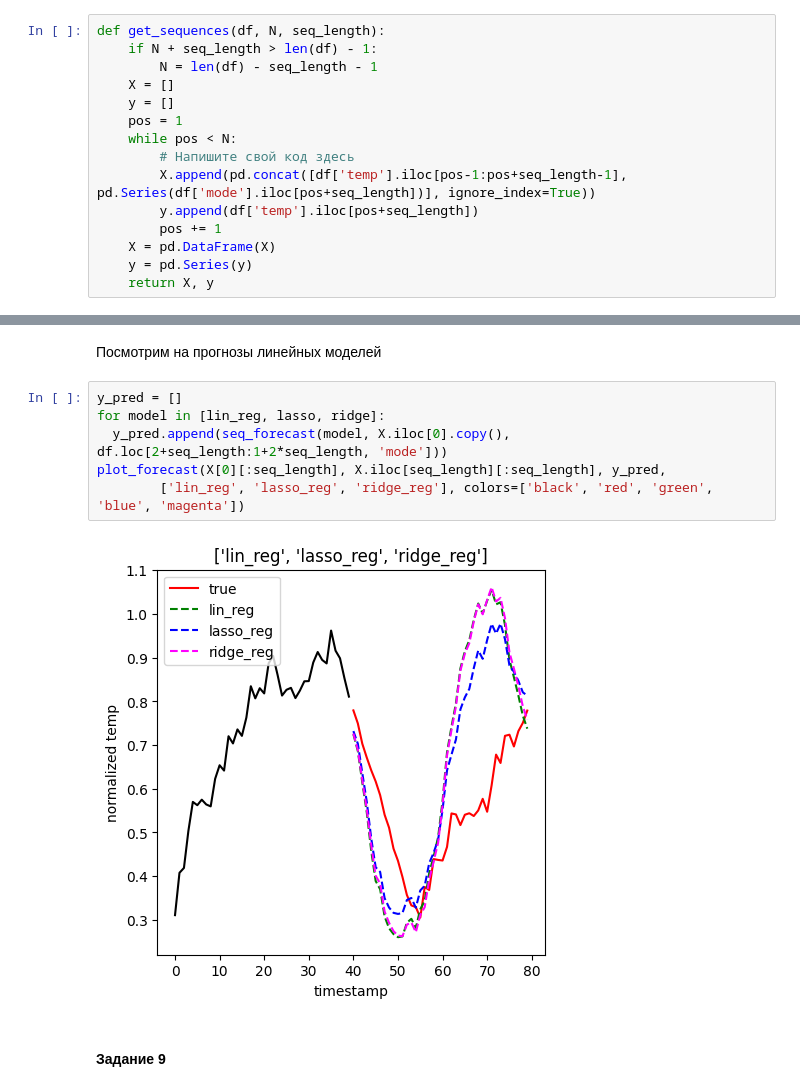
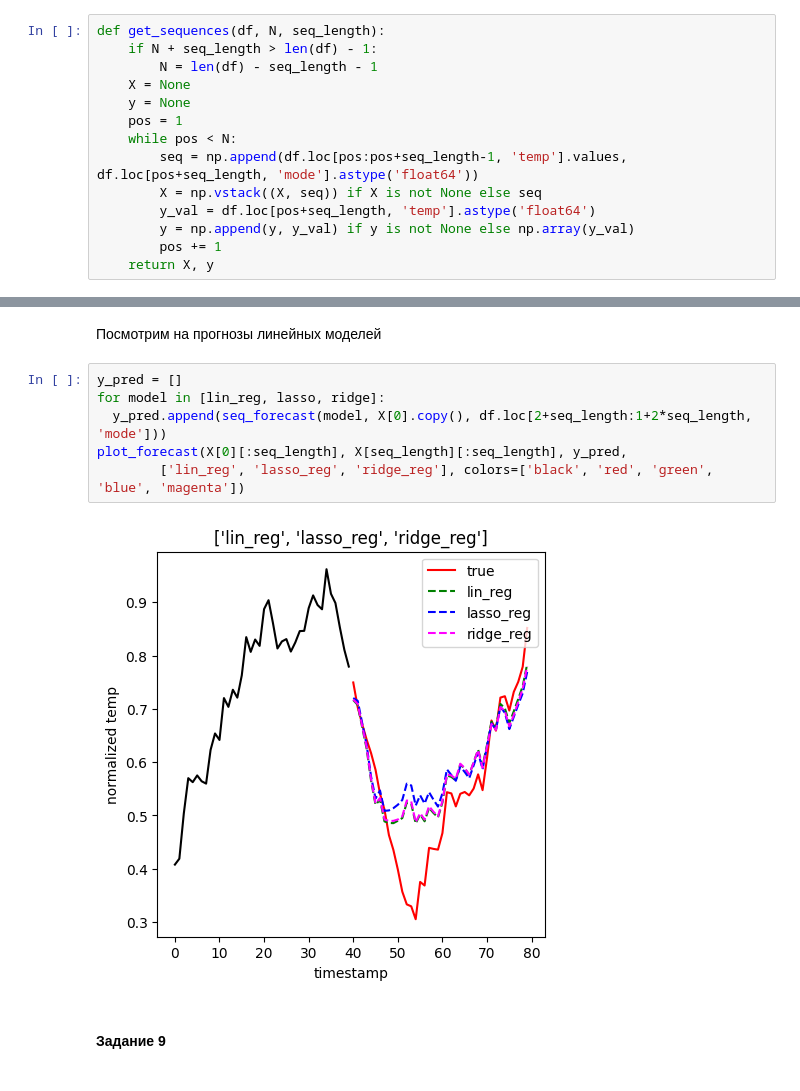
Before and after one commit to BROsandr/IUS, a Jupyter notebook: lab6/Lab6_task.ipynb, the cells around one changed output, grey strips where cells are left out. Saved outputs shown, nothing was run; the diff lists cells and outputs as text.

```diff
--- a/lab6/Lab6_task.ipynb
+++ b/lab6/Lab6_task.ipynb
@@ -168,16 +168,15 @@ $$
 def get_sequences(df, N, seq_length):
     if N + seq_length > len(df) - 1:
         N = len(df) - seq_length - 1
-    X = []
-    y = []
+    X = None
+    y = None
     pos = 1
     while pos < N:
-        # Напишите свой код здесь
-        X.append(pd.concat([df['temp'].iloc[pos-1:pos+seq_length-1], pd.Series(df['mode'].iloc[pos+seq_length])], ignore_index=True))
-        y.append(df['temp'].iloc[pos+seq_length])
+        seq = np.append(df.loc[pos:pos+seq_length-1, 'temp'].values, df.loc[pos+seq_length, 'mode'].astype('float64'))
+        X = np.vstack((X, seq)) if X is not None else seq
+        y_val = df.loc[pos+seq_length, 'temp'].astype('float64')
+        y = np.append(y, y_val) if y is not None else np.array(y_val)
         pos += 1
-    X = pd.DataFrame(X)
-    y = pd.Series(y)
     return X, y
 # %% [markdown]
 Создадим обучающую и тестовую выборки
@@ -407,11 +406,11 @@ def plot_forecast(init_temp, true_temp, forecast_temp, model_name, colors):
 # %%
 y_pred = []
 for model in [lin_reg, lasso, ridge]:
-  y_pred.append(seq_forecast(model, X.iloc[0].copy(), df.loc[2+seq_length:1+2*seq_length, 'mode']))
-plot_forecast(X[0][:seq_length], X.iloc[seq_length][:seq_length], y_pred,
+  y_pred.append(seq_forecast(model, X[0].copy(), df.loc[2+seq_length:1+2*seq_length, 'mode']))
+plot_forecast(X[0][:seq_length], X[seq_length][:seq_length], y_pred,
         ['lin_reg', 'lasso_reg', 'ridge_reg'], colors=['black', 'red', 'green', 'blue', 'magenta'])
 # %% [output]
-[figure, old version]
+[figure, new version]
 # %% [markdown]
 #### **Задание 9**
 # %%
```
Also changed, not shown: parts of 19 cells of this notebook.
